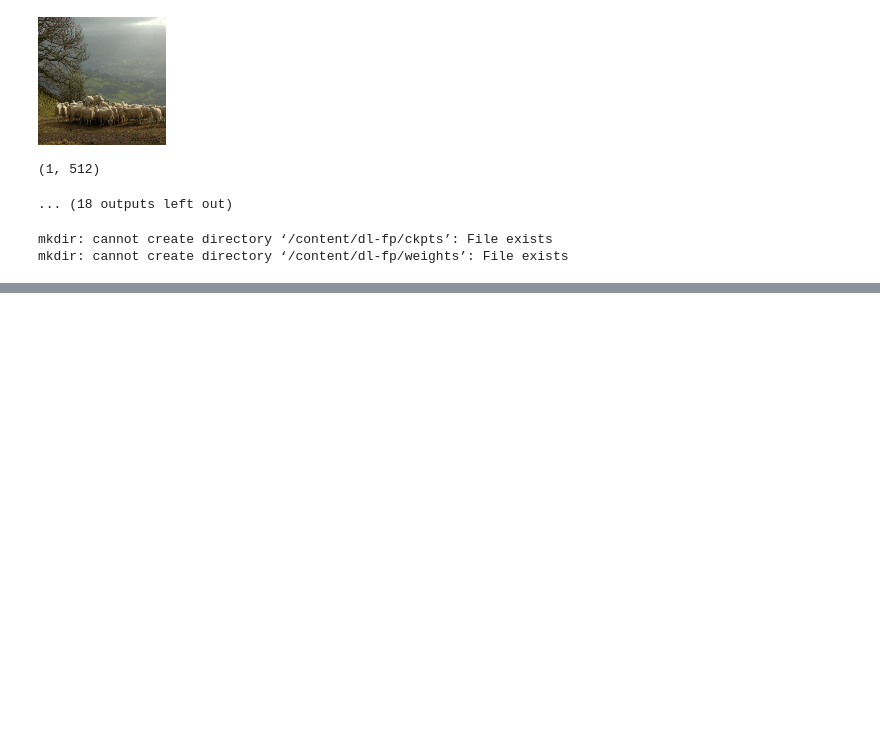
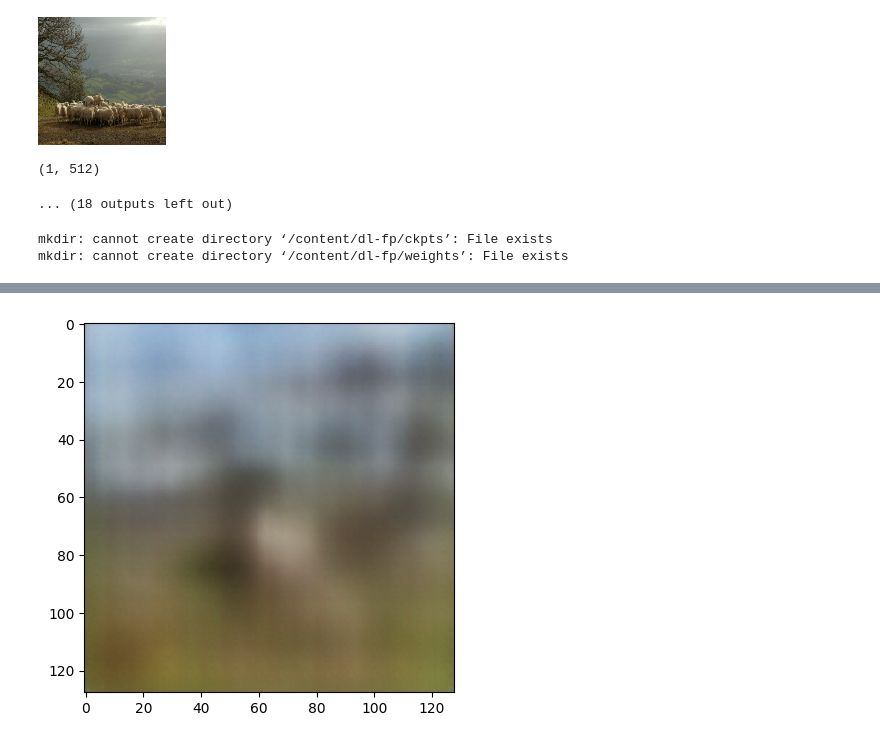
Before and after one commit to Ayma-n/dl-fp, a Jupyter notebook: final_notebooks/128x128 IMAGE EMB. SMALL OG NO DROPOUT.ipynb, the cells around one changed output, grey strips where cells are left out. Cells and saved outputs as stored; diff of their text form; code cells hidden in the pictures; blank space fills up the shorter version.

```diff
--- a/final_notebooks/128x128 IMAGE EMB. SMALL OG NO DROPOUT.ipynb
+++ b/final_notebooks/128x128 IMAGE EMB. SMALL OG NO DROPOUT.ipynb
@@ -272,11 +270,13 @@ Epoch 10/15
 # %%
 # Prediction
-cvae = ClipCVAE(input_dim=224*224, latent_dim=128)
-example_input = tf.random.normal((1, 128, 128, 3))
-example_embedding = tf.random.normal((1, 1, 512))
+cvae_predict = ClipCVAE(input_dim=224*224, latent_dim=128)
+example_input = tf.random.normal((16, 128, 128, 3))
+example_embedding = tf.random.normal((16, 1, 512))
 
 # Dummy prediction to initialize model and be able to load weights
-im = cvae((example_input, example_embedding))[0]
+im = cvae_predict((example_input, example_embedding))[0]
 
-cvae.load_weights("/content/dl-fp/cvae_weights.h5")
-cvae.show_image("white sheep in grass with sky")
+cvae_predict.load_weights("/content/dl-fp/weights/cvae_weights.h5")
+cvae_predict.show_image("cow in grass with blue sky")
+# %% [output]
+[figure, added]
```
Also changed, not shown: parts of 4 cells of this notebook.
